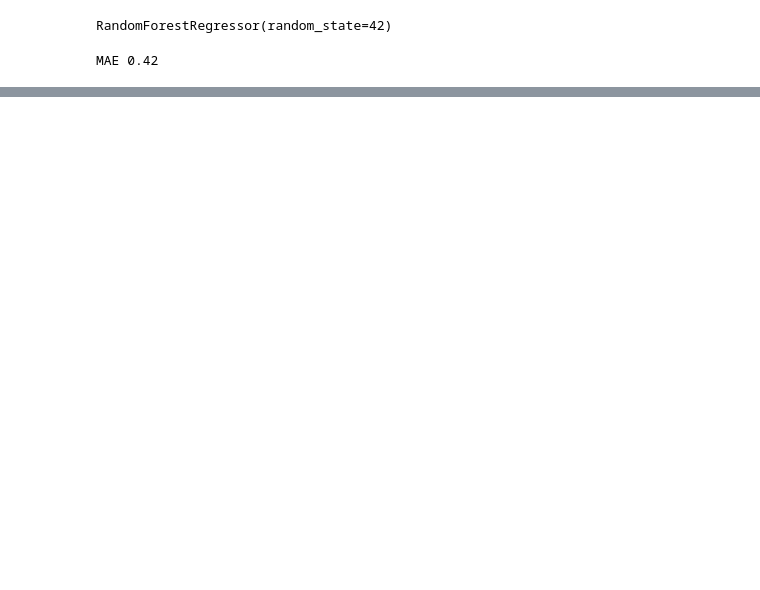
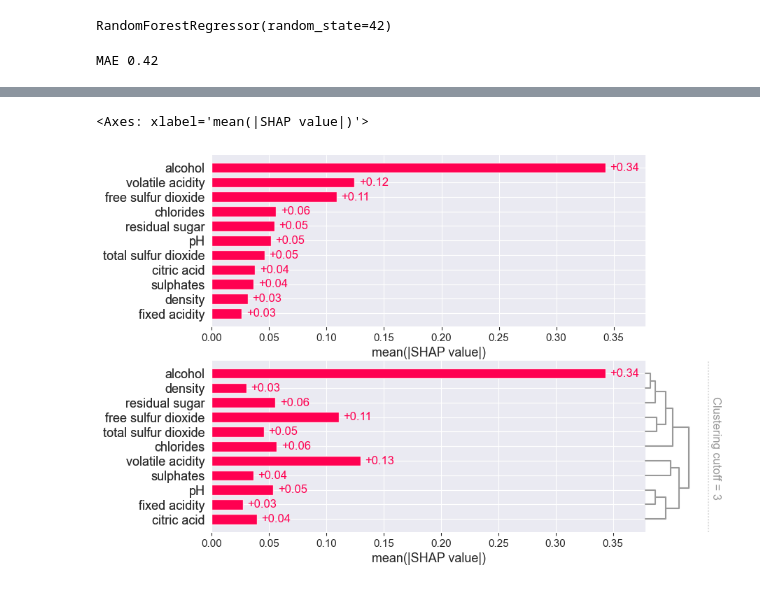
Before and after one commit to AndrewSwinn/Regression, a Jupyter notebook: 12-random-forest-regression.ipynb, the cells around one changed output, grey strips where cells are left out. Drawn from its saved outputs; the diff is of its cells as text; code cells hidden in the pictures; blank space fills up the shorter version.

```diff
--- a/12-random-forest-regression.ipynb
+++ b/12-random-forest-regression.ipynb
@@ -76,0 +113,9 @@ X_train
+# %%
+fig = plt.figure(figsize=(6,12))
+ax0 = fig.add_subplot(211)
+shap.plots.bar(shap_values, max_display=11, show=False)
+ax1 = fig.add_subplot(212)
+shap.plots.bar(shap_values2, max_display=11, show=False, clustering_cutoff=3.0)
+# %% [output]
+<Axes: xlabel='mean(|SHAP value|)'>
+[figure, added]
```
Also changed, not shown: parts of 18 cells of this notebook.
